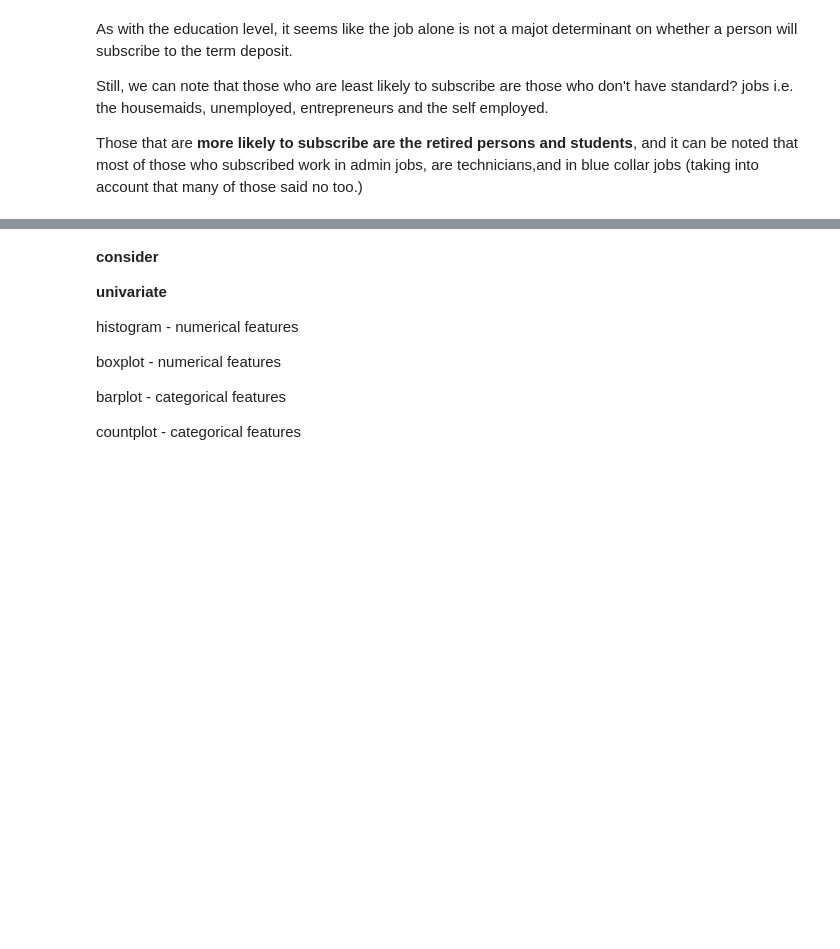
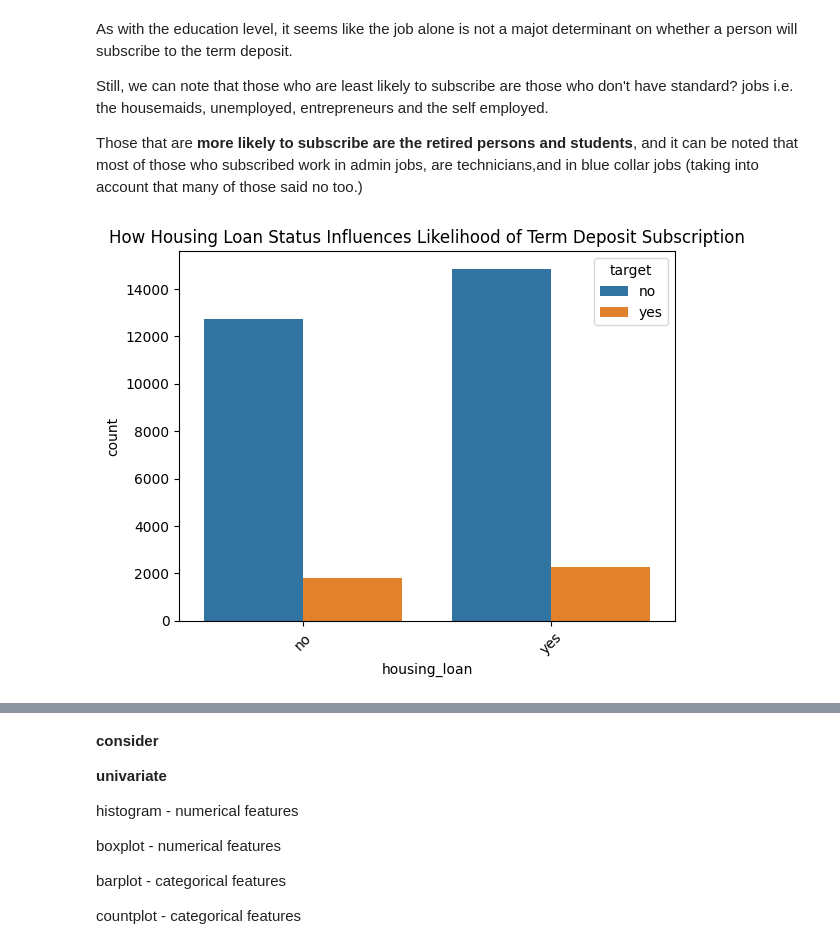
Before and after one commit to audrey-nakate/bank_marketing_analysis, a Jupyter notebook: audrey_bank_marketing.ipynb, the cells around one changed output, grey strips where cells are left out. Saved outputs shown, nothing was run; the diff lists cells and outputs as text; code cells hidden in the pictures; blank space fills up the shorter version.

```diff
--- a/audrey_bank_marketing.ipynb
+++ b/audrey_bank_marketing.ipynb
@@ -325,3 +331,9 @@ As with the education level, it seems like the job alone is not a majot determin
 Still, we can note that those who are least likely to subscribe are those who don't have standard? jobs i.e. the housemaids, unemployed, entrepreneurs and the self employed.
 
 Those that are **more likely to subscribe are the retired persons and students**, and it can be noted that most of those who subscribed work in admin jobs, are technicians,and in blue collar jobs (taking into account that many of those said no too.)
+# %%
+ax = sns.countplot(data=bank_data, x='housing_loan', hue='target')
+ax.tick_params(axis='x', rotation=45)
+ax.set_title('How Housing Loan Status Influences Likelihood of Term Deposit Subscription');
+# %% [output]
+[figure, added]
```
Also changed, not shown: parts of 17 cells of this notebook.
